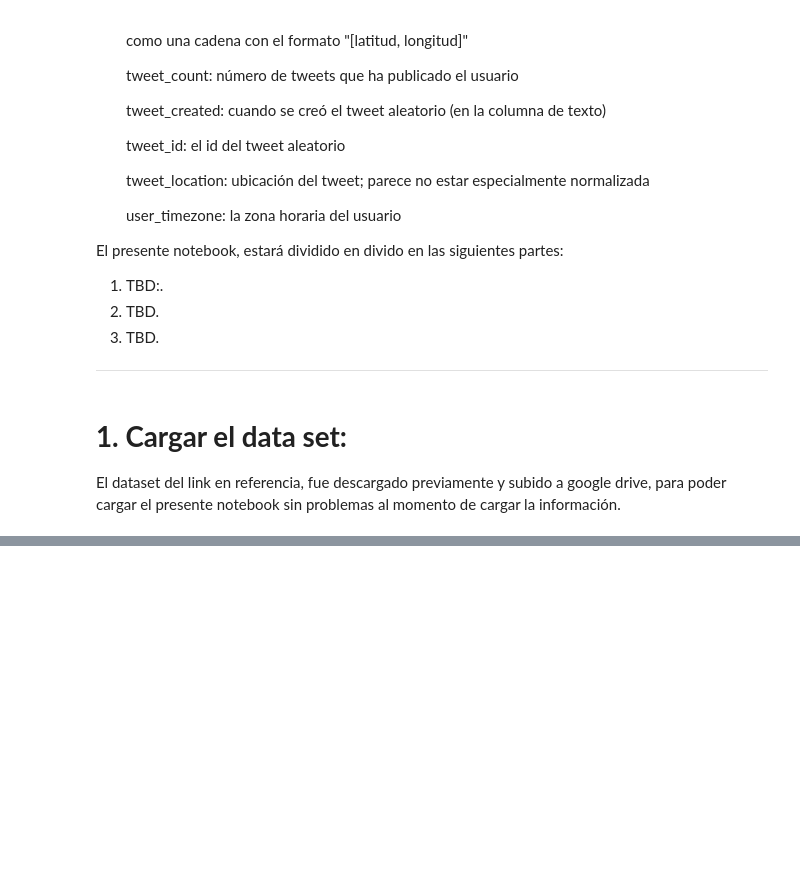
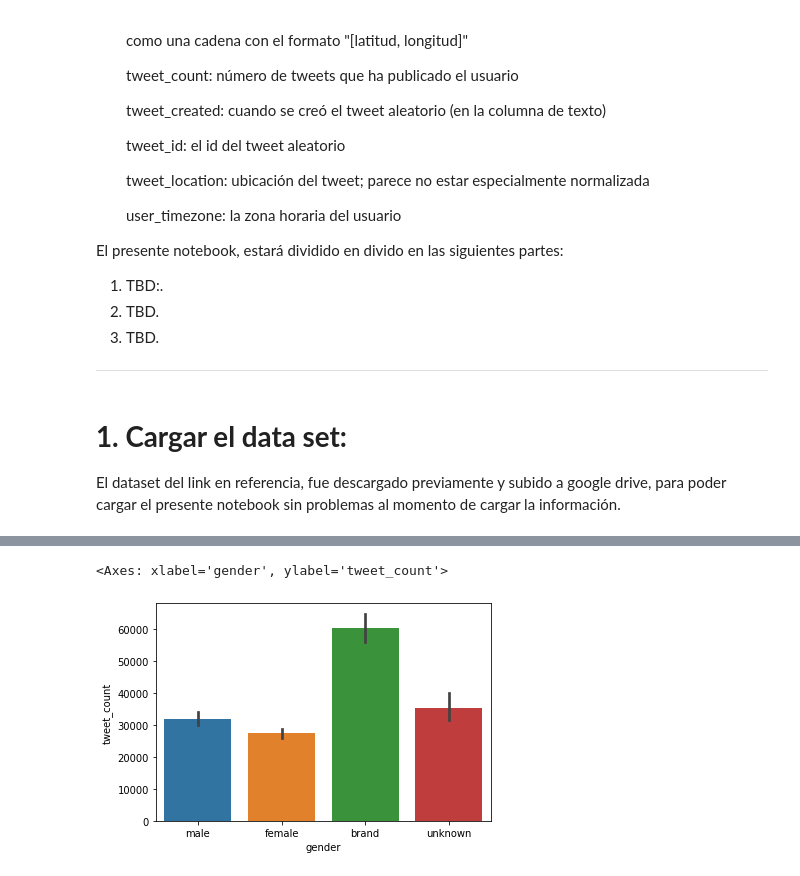
Before and after one commit to jsebastianquiroga/DEEP_LEARNING_PUJ, a Jupyter notebook: Notebook/DL_Twitter_Gender_Classification.ipynb, the cells around one changed output, grey strips where cells are left out. Drawn from its saved outputs; the diff is of its cells as text; code cells hidden in the pictures; blank space fills up the shorter version.

```diff
--- a/Notebook/DL_Twitter_Gender_Classification.ipynb
+++ b/Notebook/DL_Twitter_Gender_Classification.ipynb
@@ -99,0 +143,5 @@ df_tw.head()
+# %%
+sns.barplot(x='gender',y='tweet_count',data=df_tw)
+# %% [output]
+<Axes: xlabel='gender', ylabel='tweet_count'>
+[figure, added]
```
Also changed, not shown: parts of 8 cells of this notebook.
